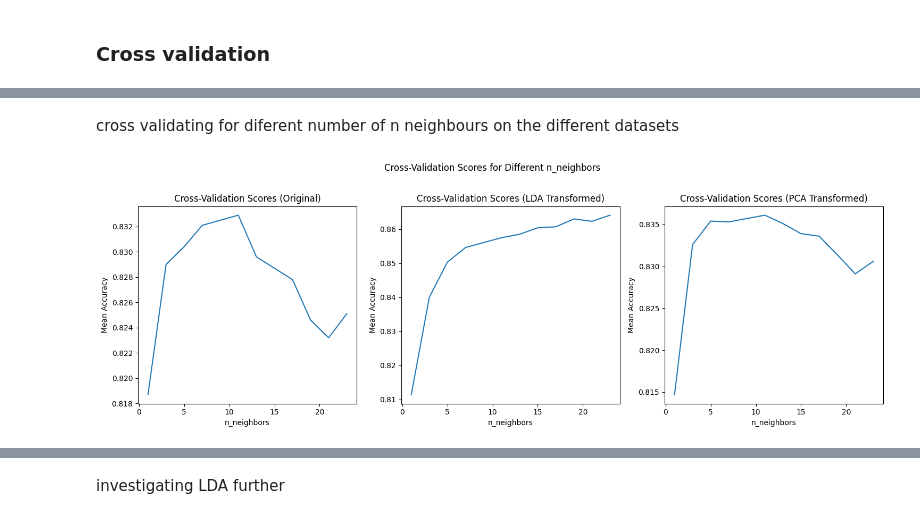
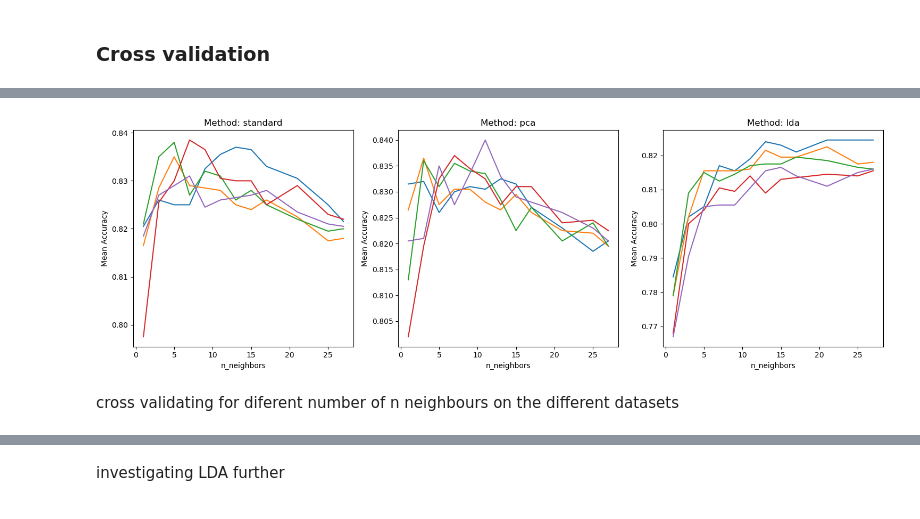
Before and after one commit to julielhagen/Clothing_classification-, a Jupyter notebook: Knn.ipynb, the cells around one changed output, grey strips where cells are left out. Saved outputs shown, nothing was run; the diff lists cells and outputs as text; code cells hidden in the pictures.

Commit message:
knn pipeline cross val

```diff
--- a/Knn.ipynb
+++ b/Knn.ipynb
@@ -40,18 +41,3 @@ lda_transformed_X_test = clf.transform(X_test)
 print(X_test.shape, lda_transformed_X_train.shape)
 # %% [output]
 (5000, 784) (10000, 4)
-# %%
-plt.figure()
-colors = ["navy", "turquoise", "green", 'blue', 'lightblue']
-
-lw = 2
-plt.figure()
-for color, i in zip(colors, [0, 1, 2, 3, 4]):
-    plt.scatter(
-        lda_transformed_X_train[y_train == i, 0], lda_transformed_X_train[y_train == i, 1], alpha=0.8, color=color
-    )
-plt.legend(loc="best", shadow=False, scatterpoints=1)
-#plt.savefig()
-#plt.title("LDA of IRIS dataset")
-
-plt.show()
@@ -149,0 +146,8 @@ def cross_val_regular(X,y,n,cv):
+# %%
+#our LDA
+clf = LDA(n_components=4)
+clf.fit(X_train, y_train)
+lda_transformed_X_train= clf.transform(X_train)
+lda_transformed_X_test = clf.transform(X_test)
+
+print(X_test.shape, lda_transformed_X_train.shape)
@@ -149,0 +172,4 @@ def cross_val_regular(X,y,n,cv):
+# %%
+model = make_pipeline(StandardScaler(), KNeighborsClassifier(n_neighbors=23) )
+cv_result = cross_validate(model, X_train,y_train , cv=5)
+cv_result
@@ -182 +218,21 @@ cross_val_plot(lda_transformed_X_train,y_train,n_values,cv)
+# %%
+standard_cv_plot = cross_val_plot(X_train, y_train, n_values, cv, 'standard')
+pca_cv_plot = cross_val_plot(X_train, y_train, n_values, cv, 'pca')
+lda_cv_plot = cross_val_plot(X_train, y_train, n_values, cv, 'lda')
+# %%
+data_set =[standard_cv_plot,pca_cv_plot,lda_cv_plot]
+fig, axes = plt.subplots(1, 3, figsize=(15, 5))
+
+Methods =['standard','pca','lda']
+for i in range(len(data_set)):
+    axes[i].plot(n_values, data_set[i], marker='none')
+    axes[i].set_title(f'Method: {Methods[i]}')
+    axes[i].set_xlabel('n_neighbors')
+    axes[i].set_ylabel('Mean Accuracy')
+
+# Adjust layout
+plt.tight_layout()
+plt.show()
+# %% [output]
+[figure, added]
 # %%
@@ -201,22 +277,3 @@ cross validating for diferent number of n neighbours on the different datasets
 #seting number of neighbours and number of splits in the cross validation
 n_values = [1, 3, 5, 7, 11, 13, 15, 17, 19, 21, 23]
 cv = 5
-# %%
-datasets = [(X_train, 'Original'), (lda_transformed_X_train, 'LDA Transformed'), (pca_transformed_X_train, 'PCA Transformed')]
-
-# Create subplots
-fig, axs = plt.subplots(1, len(datasets), figsize=(15, 5))
-
-for i, (X, label) in enumerate(datasets):
-    all_scores = [cross_val_mean(X, y_train, n, cv) for n in n_values]
-    axs[i].plot(n_values, all_scores, marker='none')
-    axs[i].set_title(f'Cross-Validation Scores ({label})')
-    axs[i].set_xlabel('n_neighbors')
-    axs[i].set_ylabel('Mean Accuracy')
-
-
-plt.suptitle('Cross-Validation Scores for Different n_neighbors', y=1.02)
-plt.tight_layout()
-plt.show()
-# %% [output]
-[figure, removed]
```
Also changed, not shown: parts of 30 cells of this notebook, 5 other files.
